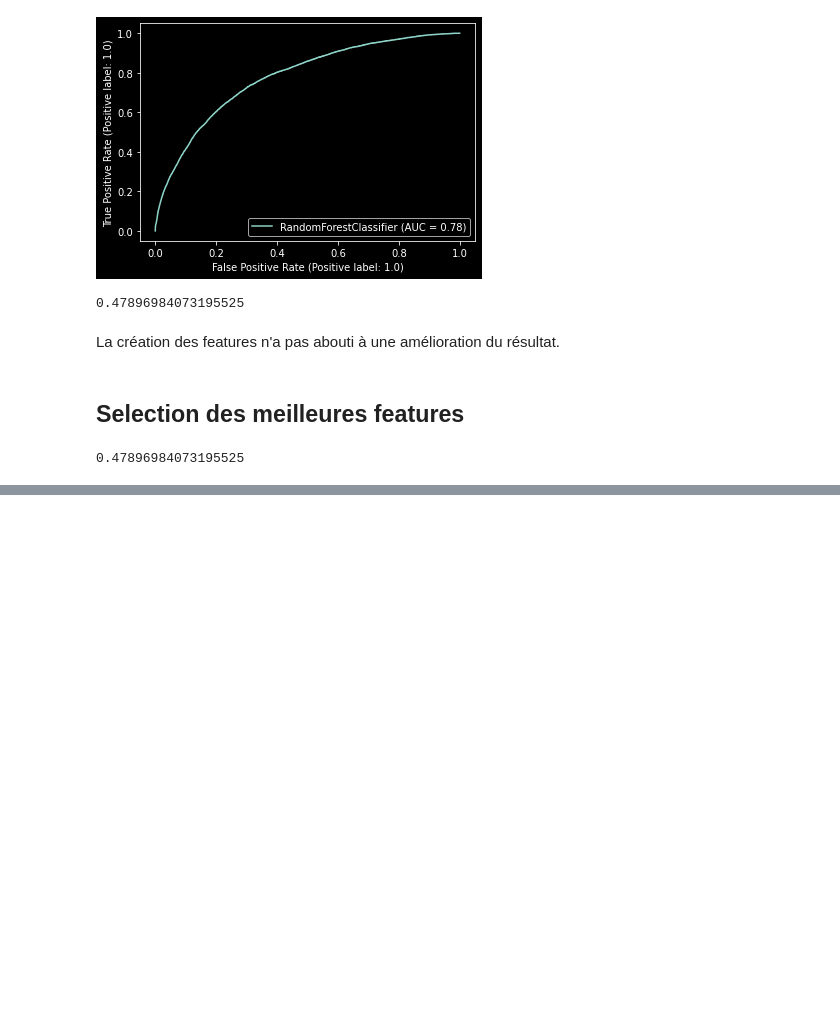
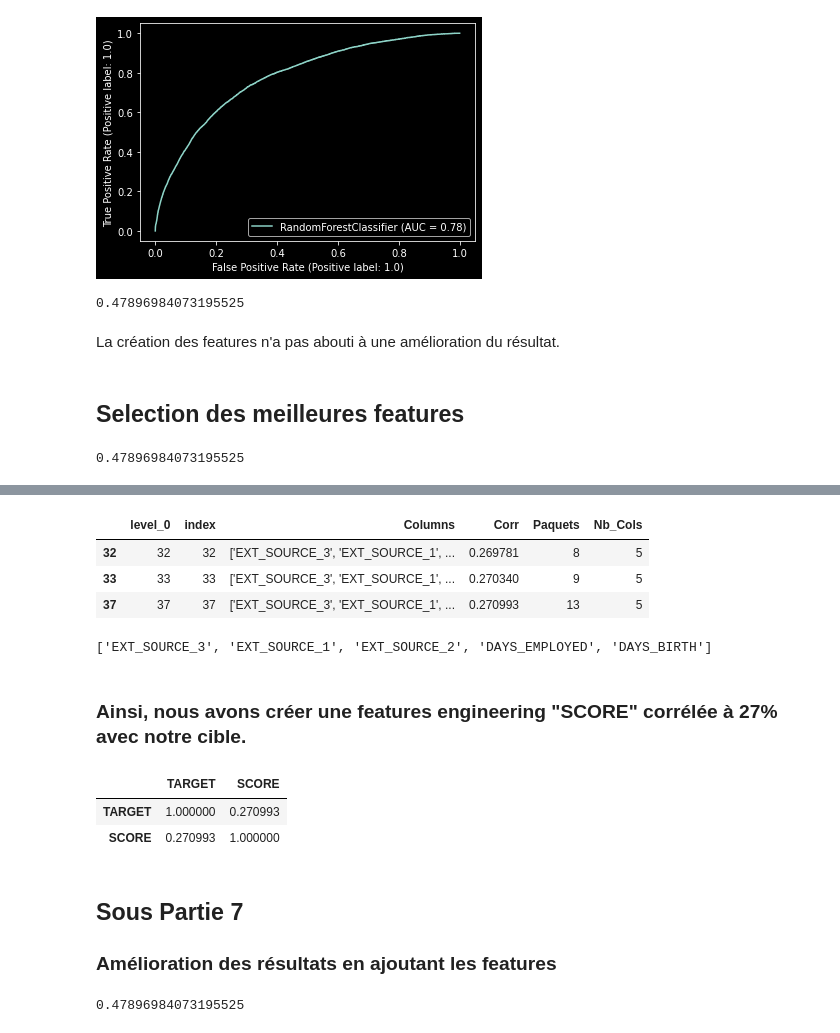
Before and after one commit to sha-cmd/Quantifik, a Jupyter notebook: notebooks/04.ipynb, the cells around one changed output, grey strips where cells are left out. Cells and saved outputs as stored; diff of their text form; code cells hidden in the pictures; blank space fills up the shorter version.

Commit message:
Partie 2 Machine learning.

```diff
--- a/notebooks/04.ipynb
+++ b/notebooks/04.ipynb
@@ -995,0 +981,24 @@ grouper(25)
+# %%
+conn = sqlite3.connect('lime_df.sqlite')
+lime_df = pd.read_sql('select * from `lime_df.sqlite`', conn)
+conn.close()
+lime_df.sort_values('Corr').iloc[-3:]
+# %% [output]
+|  | level_0 | index | Columns | Corr | Paquets | Nb_Cols |
+| 32 | 32 | 32 | ['EXT_SOURCE_3', 'EXT_SOURCE_1', ... | 0.269781 | 8 | 5 |
+| 33 | 33 | 33 | ['EXT_SOURCE_3', 'EXT_SOURCE_1', ... | 0.270340 | 9 | 5 |
+| 37 | 37 | 37 | ['EXT_SOURCE_3', 'EXT_SOURCE_1', ... | 0.270993 | 13 | 5 |
+# %%
+nb = 3
+X_imp_mean_frozen = pd.read_pickle('../data/X_imp_mean_frozen.pkl')
+columns_corr = X_imp_mean_frozen.select_dtypes('float').corr()['TARGET'].sort_values()
+columns = list(columns_corr.index[:nb]) \
+        + list(columns_corr.index[-nb:])
+columns.remove('TARGET')
+norm_data = score(13,nb, columns)
+print(columns)
+X_imp_mean_frozen = pd.merge(X_imp_mean_frozen, norm_data, left_index=True, right_index=True)
+# %% [output]
+['EXT_SOURCE_3', 'EXT_SOURCE_1', 'EXT_SOURCE_2', 'DAYS_EMPLOYED', 'DAYS_BIRTH']
+# %% [markdown]
+### Ainsi, nous avons créer une features engineering "SCORE" corrélée à 27% avec notre cible.
@@ -995,0 +1007,9 @@ grouper(25)
+# %%
+columns_corr
+# %% [output]
+|  | TARGET | SCORE |
+| TARGET | 1.000000 | 0.270993 |
+| SCORE | 0.270993 | 1.000000 |
+# %% [markdown]
+## Sous Partie 7
+### Amélioration des résultats en ajoutant les features
@@ -995,0 +1041,6 @@ grouper(25)
+# %%
+y_pred = clf.predict(X_test)
+y_true = y_test
+metrics.f1_score(y_true, y_pred, average='macro')
+# %% [output]
+0.47896984073195525
```
Also changed, not shown: parts of 23 cells of this notebook.
